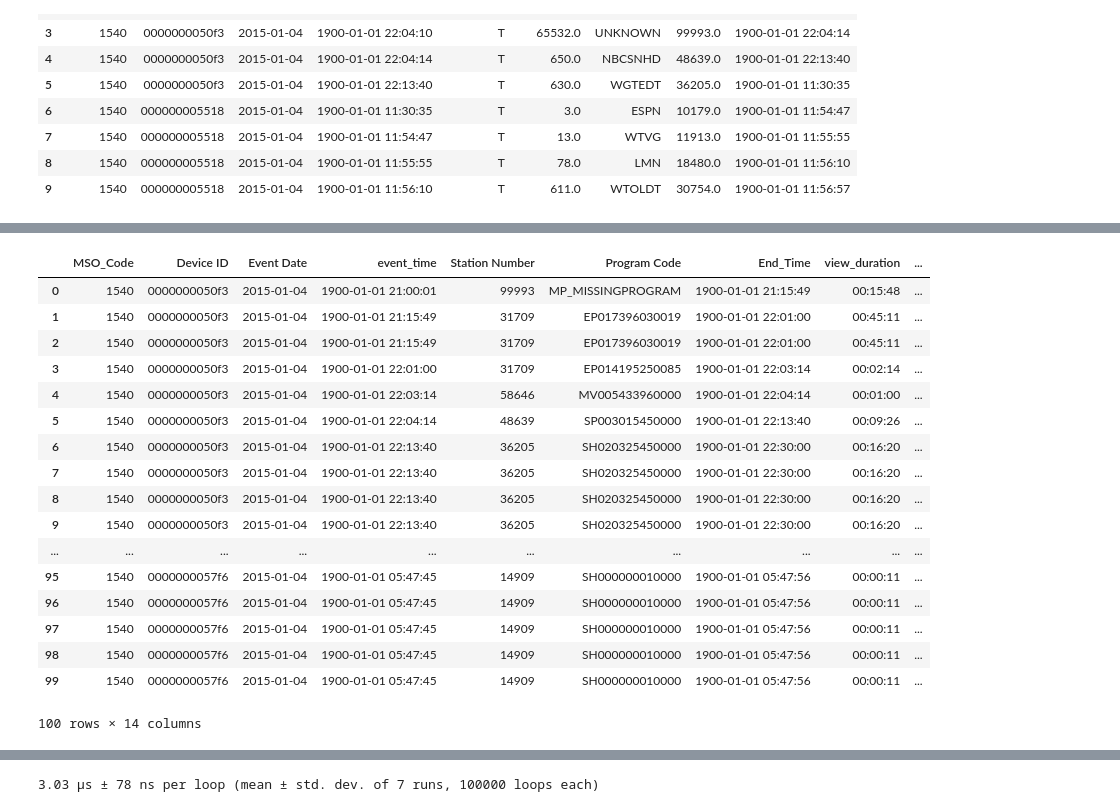
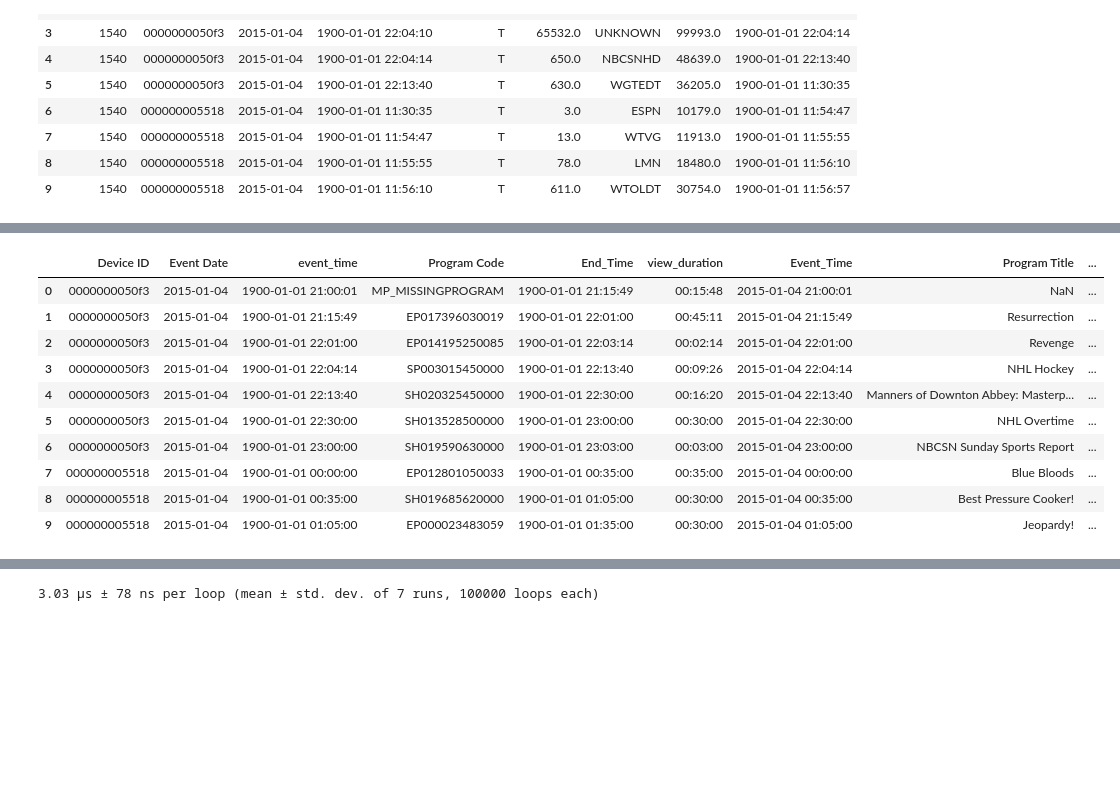
Before and after one commit to bareini/Genre-Prediction-with-Structured-Models, a Jupyter notebook: create_tuning.ipynb, the cells around one changed output, grey strips where cells are left out. Cells and saved outputs as stored; diff of their text form; code cells hidden in the pictures; blank space fills up the shorter version.

```diff
--- a/create_tuning.ipynb
+++ b/create_tuning.ipynb
@@ -283,3 +284,3 @@ df_program_viewing.loc[df_program_viewing['Device ID'] == device_id].drop_duplic
 # %%
-df_program_viewing = pd.merge(df_program_viewing,df_daily_program[['Program Code','Program Title', 'Duration']].drop_duplicates(),on='Program Code', how='left')
+# df_program_viewing = pd.merge(df_program_viewing,df_daily_program[['Program Code','Program Title', 'Duration']].drop_duplicates(),on='Program Code', how='left')
 # temp_series = df_program_viewing['Duration'].fillna(0).astype('int')
@@ -286,3 +336,14 @@ df_program_viewing = pd.merge(df_program_viewing,df_daily_program[['Program Code
+# %%
+# for a,b in zip(df_daily_program['Air Time'].dt.time, (df_daily_program['Air Time'] + df_daily_program['Duration']).dt.time):
+#     print(a,b)
+
+temp_df = pd.merge_asof(df_program_viewing.sort_values('Event_Time'),df_daily_program.sort_values('Air Time'),
+            by='Program Code',
+            left_on='Event_Time', right_on='Air Time', direction='nearest')
+temp_df.drop(columns=['Air Date', 'Air Time', 'MSO_Code', 'Station Number'], inplace=True)
+temp_df['df_id'] = temp_df['df_id'].astype(int)
+temp_df.set_index(keys='df_id',inplace=True)
+df_program_viewing = temp_df.sort_index()
 # %%
 # et = df_program_viewing.loc[df_program_viewing.loc[df_program_viewing['Device ID'] == device_id].index[-1], 'End_Time']
 # df_program_viewing.loc[(df_program_viewing['Device ID'] == device_id) & (df_program_viewing['event_time'] > et)]
@@ -291,9 +352,10 @@ df_program_viewing = pd.merge(df_program_viewing,df_daily_program[['Program Code
 # df_program_viewing['program_name'] = df_daily_program.loc[["Program Code"]]
 
 # df_program_viewing = pd.merge(df_program_viewing,df_daily_program[['Program Code','Program Title', 'Duration']],on='Program Code', how='left')
-temp_series = df_program_viewing['Duration'].fillna(0).astype('int')
+# temp_series = df_program_viewing['Duration'].fillna(0).astype('int')
 
-df_program_viewing['Duration'] = pd.to_timedelta(temp_series, unit='m')
+# df_program_viewing['Duration'] = pd.to_timedelta(temp_series, unit='m')
 df_program_viewing['completion_precent'] = df_program_viewing['view_duration'] / df_program_viewing['Duration']
-df_program_viewing[['view_duration','Duration','completion_precent']]
+# df_program_viewing[['view_duration','Duration','completion_precent']].head(100)
+df_program_viewing.loc[df_program_viewing['completion_precent'] > 1]
 # %% [output]
@@ -318,36 +381,27 @@ df_program_viewing[['view_duration','Duration','completion_precent']]
+# %%
+indexs_to_drop = set()
+for id_, (idx,ids) in enumerate(df_program_viewing.groupby('Device ID')):
+    end_time = ids.at[ids.index[-1], 'End_Time']
+    # drop nodes that are after the tv was off
+    indexs_to_drop.update(ids.loc[ids['event_time'] > end_time].index)
+    # drop nodes that viewed less than 1.5 min
+    indexs_to_drop.update(ids.loc[ids['view_duration'] < pd.Timedelta("1.5 minutes")].index)
 # %%
-# pd.to_datetime(df_program_viewing['Duration'].fillna(0).astype('int').astype('str'), format="%M")
-
-# prog_prev_2 = dict()
-
+df_program_viewing.drop(index=pd.Index(indexs_to_drop),inplace=True)
+df_program_viewing.reset_index(drop=True,inplace=True)
 df_program_viewing['df_id'] = df_program_viewing.index
-
-# for id_, (idx,ids) in enumerate(df_program_viewing.groupby('Device ID')):
-#     prog_prev_2.update({id_: [ids['df_id'].shift(1), ids['df_id'].shift(2)]})
-
-# prog_prev_2
-
 df_program_viewing['prev_1'] = df_program_viewing.groupby('Device ID')['df_id'].shift(1)
 df_program_viewing['prev_2'] = df_program_viewing.groupby('Device ID')['df_id'].shift(2)
-
-df_program_viewing.head(100)
-# df_program_viewing.groupby('Device ID').index.shift(-1)
+df_program_viewing.head(10)
 # %% [output]
-|  | MSO_Code | Device ID | Event Date | event_time | Station Number | Program Code | End_Time | view_duration | ... |
-| 0 | 1540 | 0000000050f3 | 2015-01-04 | 1900-01-01 21:00:01 | 99993 | MP_MISSINGPROGRAM | 1900-01-01 21:15:49 | 00:15:48 | ... |
-| 1 | 1540 | 0000000050f3 | 2015-01-04 | 1900-01-01 21:15:49 | 31709 | EP017396030019 | 1900-01-01 22:01:00 | 00:45:11 | ... |
-| 2 | 1540 | 0000000050f3 | 2015-01-04 | 1900-01-01 21:15:49 | 31709 | EP017396030019 | 1900-01-01 22:01:00 | 00:45:11 | ... |
-| 3 | 1540 | 0000000050f3 | 2015-01-04 | 1900-01-01 22:01:00 | 31709 | EP014195250085 | 1900-01-01 22:03:14 | 00:02:14 | ... |
-| 4 | 1540 | 0000000050f3 | 2015-01-04 | 1900-01-01 22:03:14 | 58646 | MV005433960000 | 1900-01-01 22:04:14 | 00:01:00 | ... |
-| 5 | 1540 | 0000000050f3 | 2015-01-04 | 1900-01-01 22:04:14 | 48639 | SP003015450000 | 1900-01-01 22:13:40 | 00:09:26 | ... |
-| 6 | 1540 | 0000000050f3 | 2015-01-04 | 1900-01-01 22:13:40 | 36205 | SH020325450000 | 1900-01-01 22:30:00 | 00:16:20 | ... |
-| 7 | 1540 | 0000000050f3 | 2015-01-04 | 1900-01-01 22:13:40 | 36205 | SH020325450000 | 1900-01-01 22:30:00 | 00:16:20 | ... |
-| 8 | 1540 | 0000000050f3 | 2015-01-04 | 1900-01-01 22:13:40 | 36205 | SH020325450000 | 1900-01-01 22:30:00 | 00:16:20 | ... |
-| 9 | 1540 | 0000000050f3 | 2015-01-04 | 1900-01-01 22:13:40 | 36205 | SH020325450000 | 1900-01-01 22:30:00 | 00:16:20 | ... |
-| ... | ... | ... | ... | ... | ... | ... | ... | ... | ... |
-| 95 | 1540 | 0000000057f6 | 2015-01-04 | 1900-01-01 05:47:45 | 14909 | SH000000010000 | 1900-01-01 05:47:56 | 00:00:11 | ... |
-| 96 | 1540 | 0000000057f6 | 2015-01-04 | 1900-01-01 05:47:45 | 14909 | SH000000010000 | 1900-01-01 05:47:56 | 00:00:11 | ... |
-| 97 | 1540 | 0000000057f6 | 2015-01-04 | 1900-01-01 05:47:45 | 14909 | SH000000010000 | 1900-01-01 05:47:56 | 00:00:11 | ... |
-| 98 | 1540 | 0000000057f6 | 2015-01-04 | 1900-01-01 05:47:45 | 14909 | SH000000010000 | 1900-01-01 05:47:56 | 00:00:11 | ... |
-| 99 | 1540 | 0000000057f6 | 2015-01-04 | 1900-01-01 05:47:45 | 14909 | SH000000010000 | 1900-01-01 05:47:56 | 00:00:11 | ... |
+|  | Device ID | Event Date | event_time | Program Code | End_Time | view_duration | Event_Time | Program Title | ... |
+| 0 | 0000000050f3 | 2015-01-04 | 1900-01-01 21:00:01 | MP_MISSINGPROGRAM | 1900-01-01 21:15:49 | 00:15:48 | 2015-01-04 21:00:01 | NaN | ... |
+| 1 | 0000000050f3 | 2015-01-04 | 1900-01-01 21:15:49 | EP017396030019 | 1900-01-01 22:01:00 | 00:45:11 | 2015-01-04 21:15:49 | Resurrection | ... |
+| 2 | 0000000050f3 | 2015-01-04 | 1900-01-01 22:01:00 | EP014195250085 | 1900-01-01 22:03:14 | 00:02:14 | 2015-01-04 22:01:00 | Revenge | ... |
+| 3 | 0000000050f3 | 2015-01-04 | 1900-01-01 22:04:14 | SP003015450000 | 1900-01-01 22:13:40 | 00:09:26 | 2015-01-04 22:04:14 | NHL Hockey | ... |
+| 4 | 0000000050f3 | 2015-01-04 | 1900-01-01 22:13:40 | SH020325450000 | 1900-01-01 22:30:00 | 00:16:20 | 2015-01-04 22:13:40 | Manners of Downton Abbey: Masterp... | ... |
+| 5 | 0000000050f3 | 2015-01-04 | 1900-01-01 22:30:00 | SH013528500000 | 1900-01-01 23:00:00 | 00:30:00 | 2015-01-04 22:30:00 | NHL Overtime | ... |
+| 6 | 0000000050f3 | 2015-01-04 | 1900-01-01 23:00:00 | SH019590630000 | 1900-01-01 23:03:00 | 00:03:00 | 2015-01-04 23:00:00 | NBCSN Sunday Sports Report | ... |
+| 7 | 000000005518 | 2015-01-04 | 1900-01-01 00:00:00 | EP012801050033 | 1900-01-01 00:35:00 | 00:35:00 | 2015-01-04 00:00:00 | Blue Bloods | ... |
+| 8 | 000000005518 | 2015-01-04 | 1900-01-01 00:35:00 | SH019685620000 | 1900-01-01 01:05:00 | 00:30:00 | 2015-01-04 00:35:00 | Best Pressure Cooker! | ... |
+| 9 | 000000005518 | 2015-01-04 | 1900-01-01 01:05:00 | EP000023483059 | 1900-01-01 01:35:00 | 00:30:00 | 2015-01-04 01:05:00 | Jeopardy! | ... |
-100 rows × 14 columns
```
Also changed, not shown: parts of 19 cells of this notebook, 2 other files.
